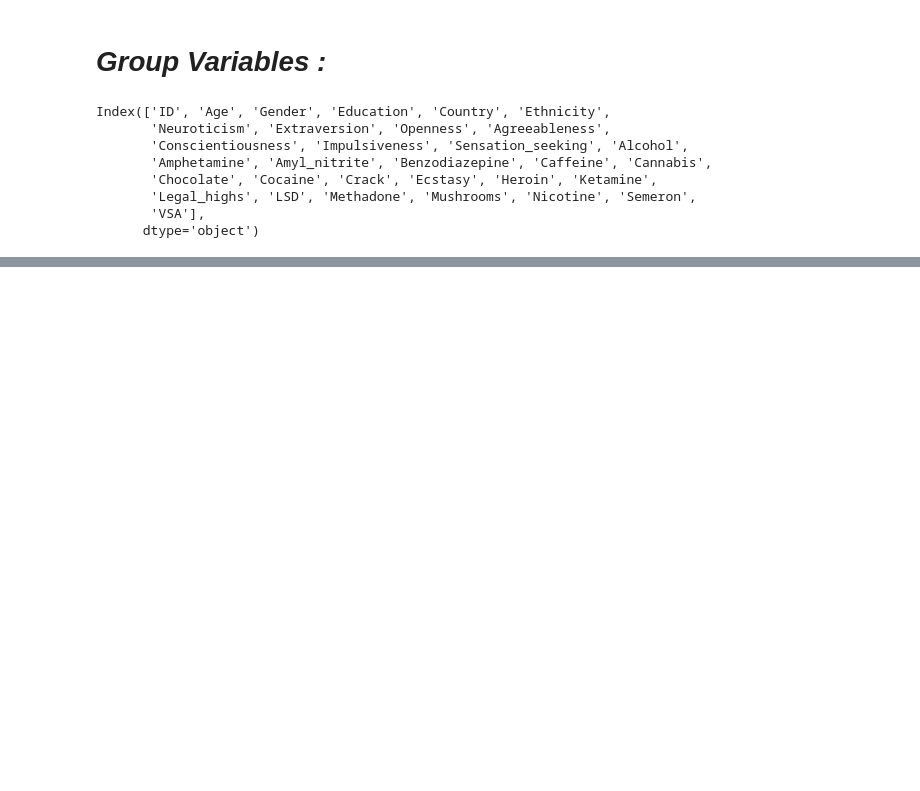
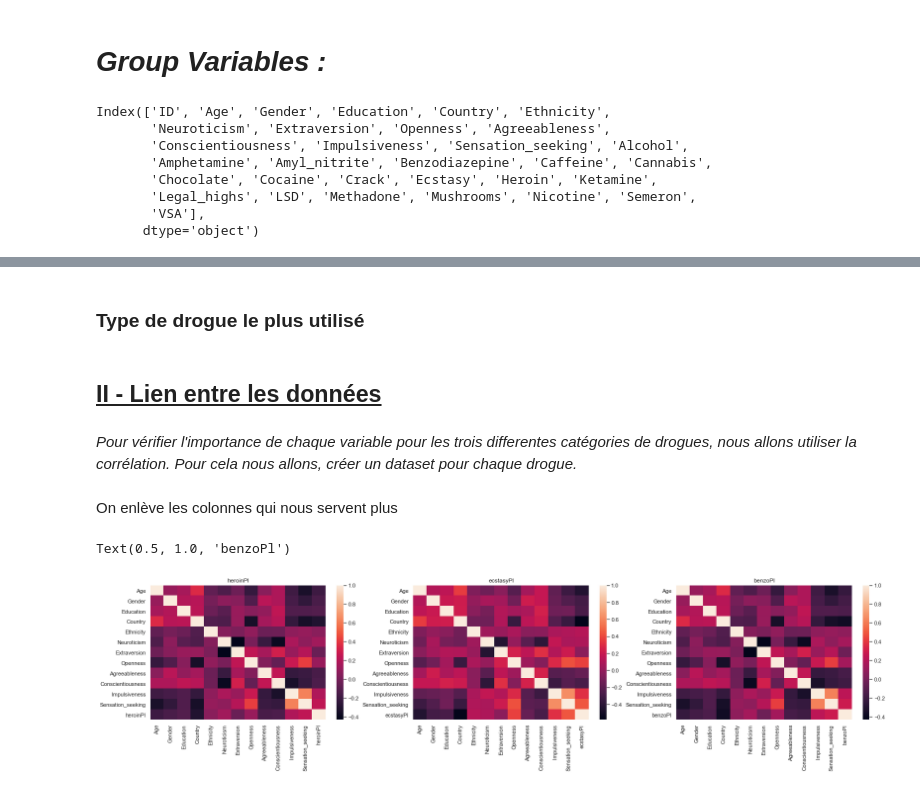
Before and after one commit to MaximeK30/Projet_VV, a Jupyter notebook: Projet_Python_VV.ipynb, the cells around one changed output, grey strips where cells are left out. Drawn from its saved outputs; the diff is of its cells as text; code cells hidden in the pictures; blank space fills up the shorter version.

```diff
--- a/Projet_Python_VV.ipynb
+++ b/Projet_Python_VV.ipynb
@@ -213,0 +253,2 @@ def frequence(a):
+# %%
+data_brut.set_index('ID', inplace = True)
@@ -305,0 +309,6 @@ fig.show()
+# %%
+data_brut['heroinPl'] = data_brut.apply(lambda x: int((x['Cocaine'] + x['Crack'] + x['Heroin'] + x['Methadone'])>0), axis = 1)
+
+data_brut['ecstasyPl'] = data_brut.apply(lambda x: int((x['Amphetamine']  + x['Cannabis'] + x['Cocaine']  + x['Ecstasy'] + x['Ketamine'] + x['LSD'] + x['Methadone'] + x['Mushrooms'] )>0), axis = 1)
+
+data_brut['benzoPl'] = data_brut.apply(lambda x: int((x['Amphetamine'] + x['Cocaine'] + x['Methadone'])>0), axis = 1)
@@ -305,0 +326,7 @@ fig.show()
+# %% [markdown]
+### Type de drogue le plus utilisé
+# %% [markdown]
+## <u> II - Lien entre les données <u>
+# %% [markdown]
+*Pour vérifier l'importance de chaque variable pour les trois differentes catégories de drogues, nous allons utiliser la corrélation.
+Pour cela nous allons, créer un dataset pour chaque drogue.*
@@ -305,0 +335,21 @@ fig.show()
+# %% [markdown]
+On enlève les colonnes qui nous servent plus
+# %%
+data_brut.drop(['Caffeine','Chocolate','Nicotine','Legal_highs','Alcohol','Amphetamine','Amyl_nitrite','Benzodiazepine', 'Cannabis', 'Cocaine', 'Crack', 'Ecstasy', 'Heroin', 'Ketamine', 'LSD', 'Methadone', 'Mushrooms', 'Semeron', 'VSA'], axis = 1, inplace = True)
+# %%
+data_heroin = data_brut.drop(['ecstasyPl', 'benzoPl'], axis=1)
+data_ecstasy= data_brut.drop(['heroinPl', 'benzoPl'], axis=1)
+data_benzo= data_brut.drop(['heroinPl', 'ecstasyPl'], axis=1)
+
+corr1 = data_heroin.corr()
+corr2 = data_ecstasy.corr()
+corr3 = data_benzo.corr()
+# %%
+fig, axs = plt.subplots(ncols=3)
+sns.set(rc={'figure.figsize':(27,5)})
+sns.heatmap(corr1,ax=axs[0]).set_title("heroinPl")
+sns.heatmap(corr2,ax=axs[1]).set_title("ecstasyPl")
+sns.heatmap(corr3,ax=axs[2]).set_title("benzoPl")
+# %% [output]
+Text(0.5, 1.0, 'benzoPl')
+[figure, added]
```
Also changed, not shown: parts of 36 cells of this notebook.
